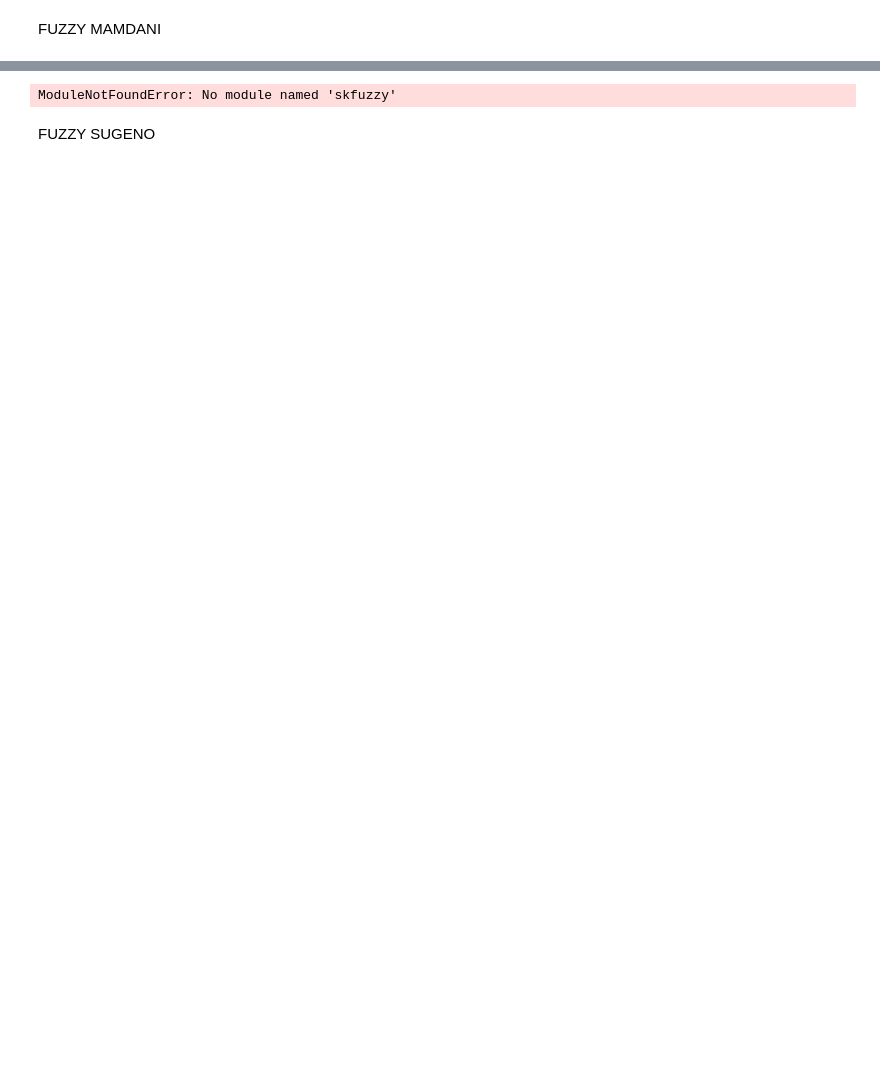
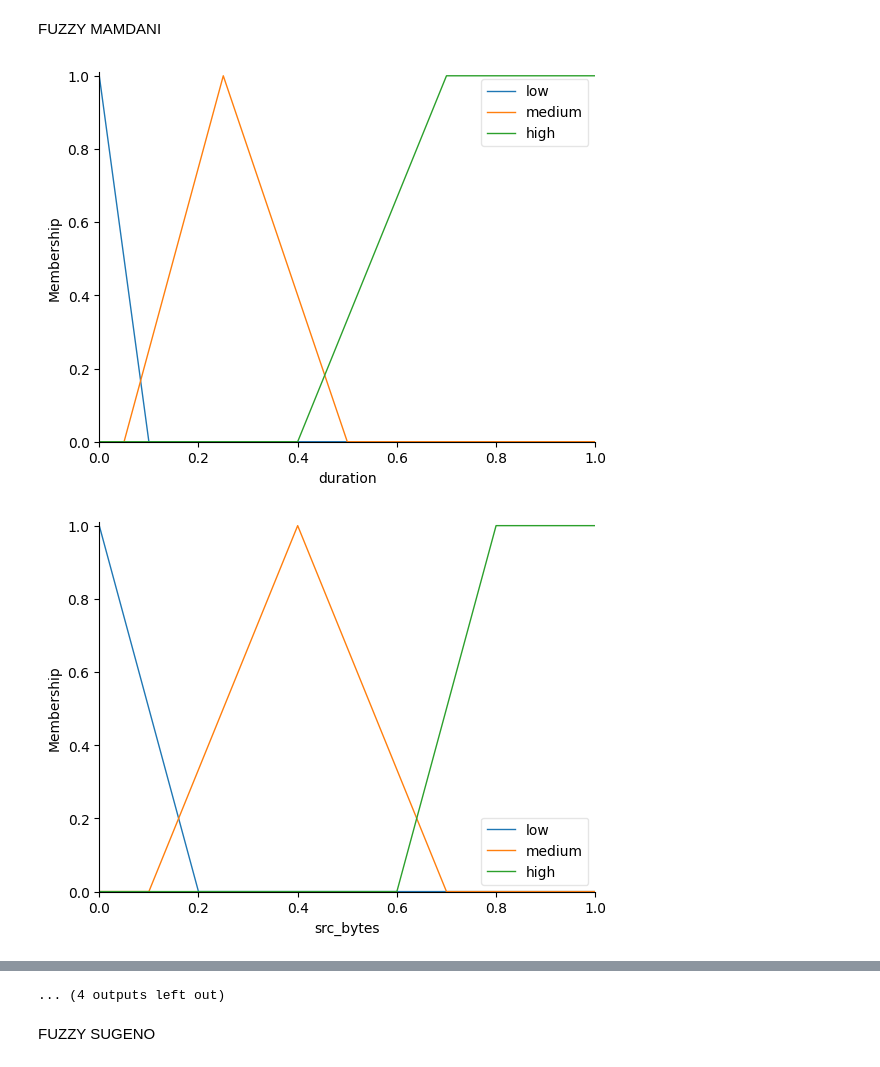
Before and after one commit to ValdeRaz/Tubes-DKA, a Jupyter notebook: TUBES_DKA.ipynb, the cells around one changed output, grey strips where cells are left out. Saved outputs shown, nothing was run; the diff lists cells and outputs as text; code cells hidden in the pictures; blank space fills up the shorter version.

```diff
--- a/TUBES_DKA.ipynb
+++ b/TUBES_DKA.ipynb
@@ -350,11 +402,11 @@ from scipy.stats import wilcoxon
 from matplotlib.patches import Rectangle
 
 # Load dataset
-_df_fuzzy = pd.read_csv('D:/Telkom/Semester 4/DKA/tubes/Test_data.csv')
+_df_fuzzy = pd.read_csv('D:\MATERI KULIAH\Semester 4\Dasar Kecerdasan Artifisial\Tubes\Test_data.csv\Test_data.csv')
 _df_fuzzy.replace('?', np.nan, inplace=True)
 _df_fuzzy.dropna(inplace=True)
 
-# Memastikan serror_rate tersedia
+# Pastikan serror_rate tersedia
 if 'serror_rate' not in _df_fuzzy.columns:
     if 'dst_host_serror_rate' in _df_fuzzy.columns:
         _df_fuzzy['serror_rate_fuzzy'] = _df_fuzzy['dst_host_serror_rate']
@@ -587,6 +639,7 @@ print(f"Recall   : {_rec_fuzzy:.4f}")
 print(f"F1-Score : {_f1_fuzzy:.4f}")
 
 # Evaluasi multi-kelas
+
 _multi_true_fuzzy = _df_sample_fuzzy['multi_prediction_fuzzy']
 _multi_pred_fuzzy = _predictions_fuzzy
 print("\n=== Evaluasi Fuzzy (Multi-Kelas) ===")
@@ -606,30 +659,32 @@ print(f"\nData dimodifikasi secara acak pada {len(_indices_aug_fuzzy)} baris (au
 
 _original_fuzzy = _df_sample_fuzzy.loc[_indices_aug_fuzzy, 'src_bytes']
 _augmented_fuzzy = _df_aug_fuzzy.loc[_indices_aug_fuzzy, 'src_bytes']
 if len(_original_fuzzy) == len(_augmented_fuzzy):
     _stat_fuzzy, _p_fuzzy = wilcoxon(_original_fuzzy, _augmented_fuzzy)
     print(f"\nWilcoxon test untuk src_bytes: statistic = {_stat_fuzzy:.4f}, p-value = {_p_fuzzy:.4f}")
 else:
     print("\nTidak cukup data sepadan untuk Wilcoxon test.")
 
 def run_fuzzy_cv(df, fuzzy_sys, bounds, n_splits=5):
     from sklearn.model_selection import StratifiedKFold
 
     skf = StratifiedKFold(n_splits=n_splits, shuffle=True, random_state=42)
     all_scores = []
     start_time = time.time()
 
     for train_i, test_i in skf.split(df, df['binary_label']):
         sub = df.iloc[test_i]
         for _, row in sub.iterrows():
             sim = ctrl.ControlSystemSimulation(fuzzy_sys)
             for feat in bounds:
                 sim.input[feat] = row[feat]
             sim.compute()
             score = sim.output['intrusion']
             all_scores.append(score)
 
     end_time = time.time()
     elapsed = end_time - start_time
     return np.array(all_scores), elapsed
 # %% [output]
+[figure, added]
+[figure, added]
@@ -636,4 +701,4 @@ def run_fuzzy_cv(df, fuzzy_sys, bounds, n_splits=5):
-ModuleNotFoundError: No module named 'skfuzzy'
+... (4 outputs left out)
 # %% [markdown]
 FUZZY SUGENO
 # %%
```
Also changed, not shown: parts of 6 cells of this notebook, 2 other files.
